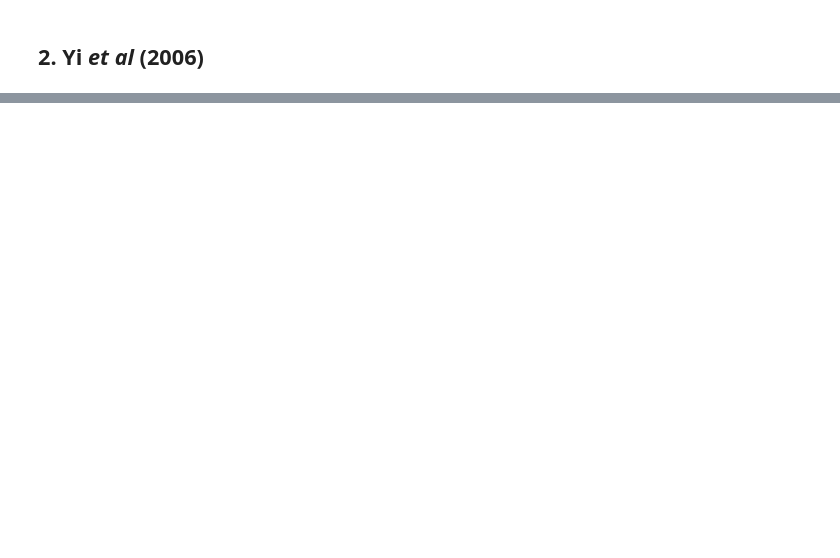
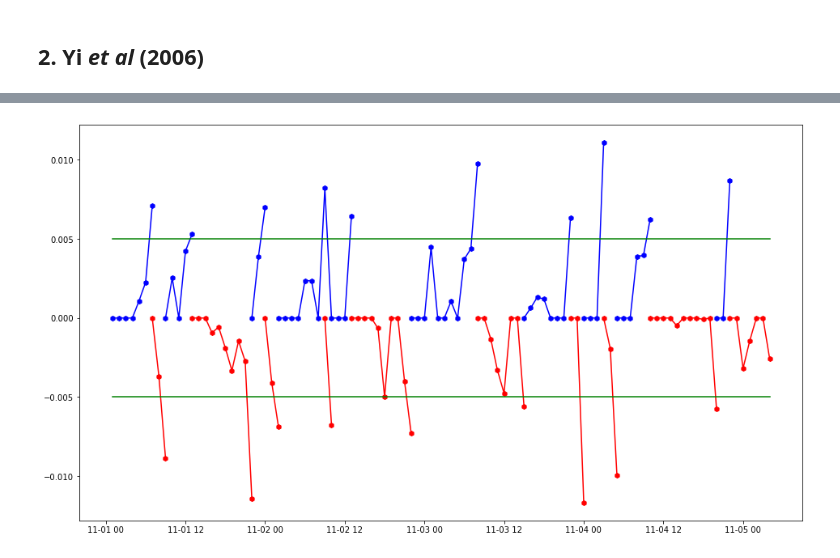
Before and after one commit to type-null/crypto-control, a Jupyter notebook: code/CUSUM4Crypto.ipynb, the cells around one changed output, grey strips where cells are left out. Cells and saved outputs as stored; diff of their text form; code cells hidden in the pictures; blank space fills up the shorter version.

Commit message:
update CUSUM4Crypto

```diff
--- a/code/CUSUM4Crypto.ipynb
+++ b/code/CUSUM4Crypto.ipynb
@@ -118,0 +177,10 @@ np.sum((sellPrice.values-buyPriceEven.values)/buyPriceEven.values)
+# %%
+def CUSUMPlot(df):
+    plt.plot(df.index,df['cPlus'], color='b', marker='h', markersize=6)
+    plt.plot(df.index,df['cMinus'], color='r', marker='h', markersize=6)
+    plt.plot(df.index,np.array([h]*len(df.index)),color='g')
+    plt.plot(df.index,np.array([-h]*len(df.index)),color='g')
+    plt.show()
+CUSUMPlot(df.head(100))
+# %% [output]
+[figure, added]
```
Also changed, not shown: parts of 19 cells of this notebook.
